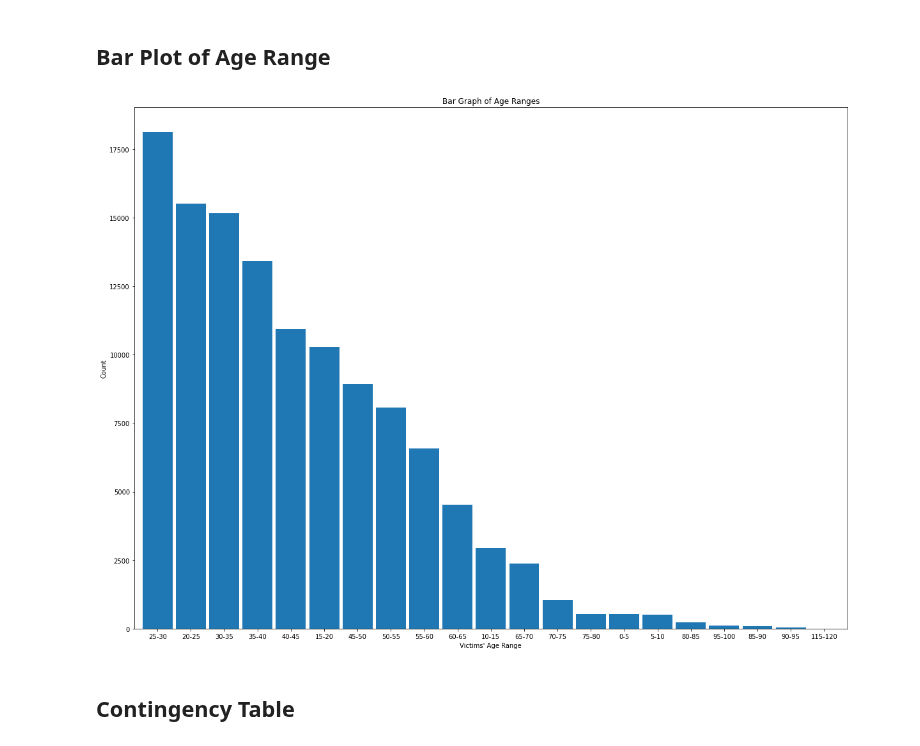
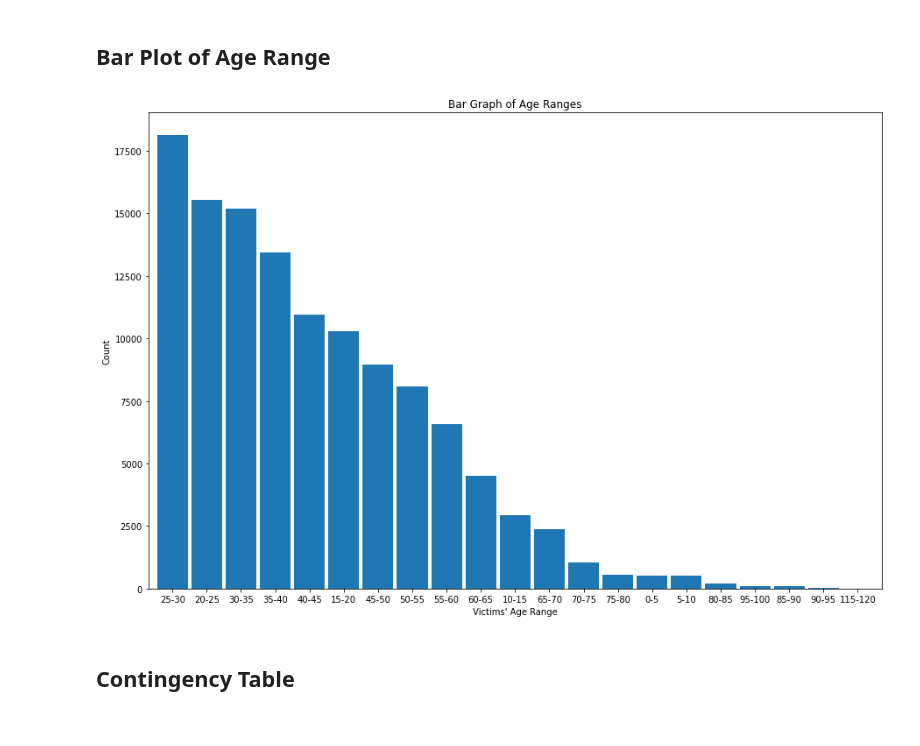
Before and after one commit to MSADS-Capstone/navigating_crime, a Jupyter notebook: Code Library/data_exploration_phase2.ipynb, the cells around one changed output. Cells and saved outputs as stored; diff of their text form; code cells hidden in the pictures.

```diff
--- a/Code Library/data_exploration_phase2.ipynb
+++ b/Code Library/data_exploration_phase2.ipynb
@@ -147,12 +147,12 @@ df_eda.shape
 # %%
 # this bar_plot library was created as a bar_plot.py file during the EDA Phase I
 # stage; it can be acccessed in that respective notebook
 from functions import bar_plot
-bar_plot(20,15, df_eda, False, 'bar', 'Bar Graph of Age Ranges', 0,
+bar_plot(15, 10, df_eda, False, 'bar', 'Bar Graph of Age Ranges', 0,
          "Victims' Age Range", 'Count', 'age_bin', 100)
 plt.savefig(image_path + '/age_range_bargraph.png', bbox_inches = 'tight')
 # %% [output]
-[figure, old version]
+[figure, new version]
 # %% [markdown]
 ## Contingency Table
 # %%
```
Also changed, not shown: 5 other files.
